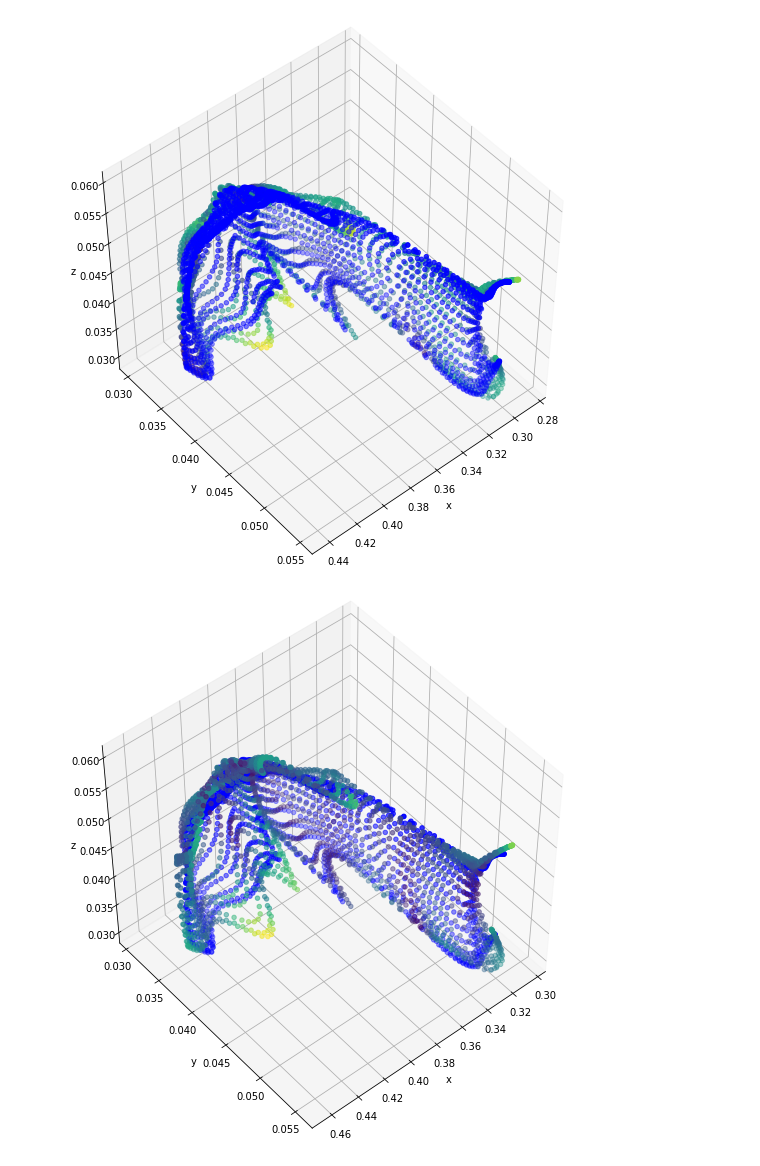
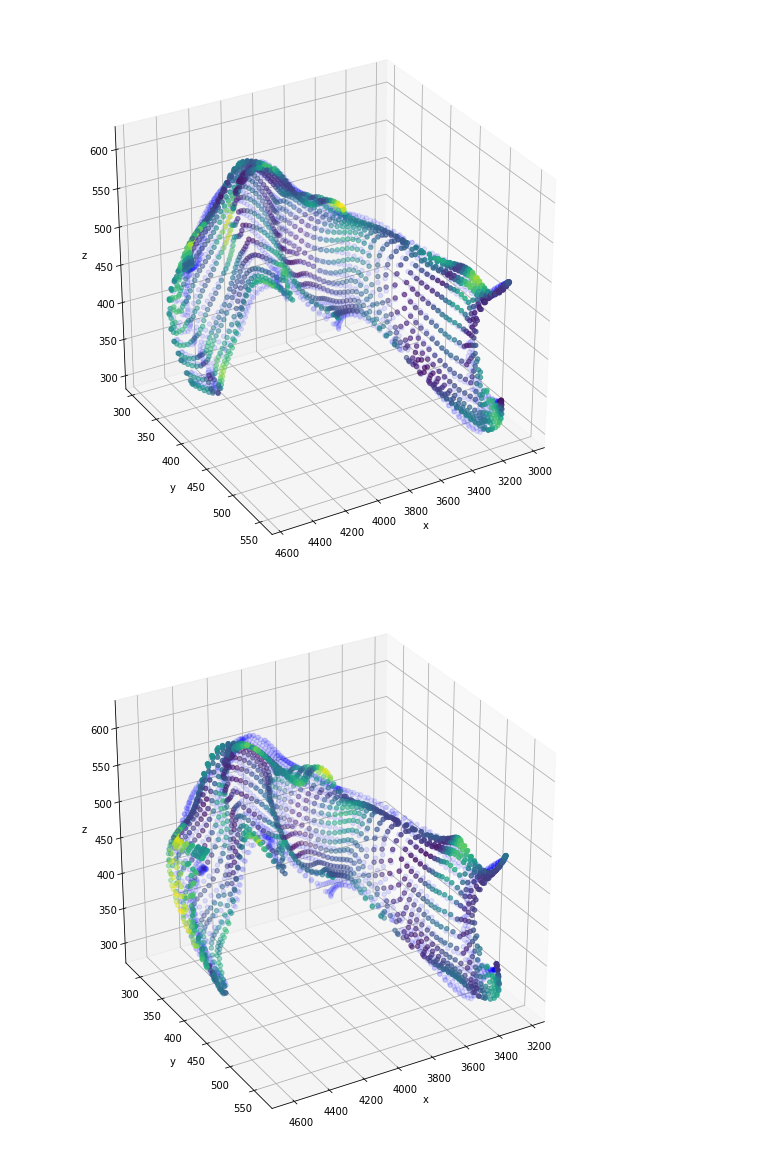
Before and after one commit to abbasloo/dnnAutoEm, a Jupyter notebook: carCrash.ipynb, the cells around one changed output. Saved outputs shown, nothing was run; the diff lists cells and outputs as text; code cells hidden in the pictures.

```diff
--- a/carCrash.ipynb
+++ b/carCrash.ipynb
@@ -45,6 +45,6 @@ f002_S2000001_55.mat
 # %%
 DATA = []
-d = 30
+d = 40
 #hm = 20*st
 hm = len(data)
 dimm = 1714
@@ -214,0 +206,3 @@ print (len(yhat), yhat[0].shape)
+# %%
+# fit model
+model.fit(seq_in, [seq_in,seq_out], epochs=100, verbose=1)
@@ -214,0 +228,5 @@ print (len(yhat), yhat[0].shape)
+# %%
+# demonstrate prediction
+yhat = model.predict(seq_test, verbose=1)
+
+print (len(yhat), yhat[0].shape)
@@ -219,0 +241,20 @@ _,_,_ = plt.hist(np.abs(yhat[1] - seq_test[:, l:, :]).reshape(seq_test.shape[0]*
+# %%
+x_reconstructed3 = yhat[0].reshape(205-dim3, (st)*3, d)
+lxyz = np.array([[lx, 0, 0],
+                 [0, ly, 0],
+                 [0, 0, lz]])
+for i in range(0, st, 5):
+    xyz3 = np.dot(np.dot(lxyz, DATA[dim3*st+i]), np.linalg.pinv(ds))
+    xyz_reconstructed3 = np.dot(np.dot(lxyz, x_reconstructed3[0, i*3:(i+1)*3]), np.linalg.pinv(ds))
+    cl = np.linalg.norm(np.abs(xyz3 - xyz_reconstructed3), axis=0)
+    cl = (cl-np.amin(cl))/(np.amax(cl)-np.amin(cl))
+    fig = plt.figure(figsize=(10, 10))
+    c = ['b', 'r']
+    m = ['o', 'o']
+    ax = fig.add_subplot(111, projection='3d')
+    ax.scatter(xyz_reconstructed3[0], xyz_reconstructed3[1], xyz_reconstructed3[2], c=cl, marker=m[1])
+    ax.scatter(xyz3[0], xyz3[1], xyz3[2], c=c[0], marker=m[0], alpha=0.1)
+    ax.view_init(30, 60)
+    ax.set_xlabel('x')
+    ax.set_ylabel('y')
+    ax.set_zlabel('z')
@@ -220,20 +266,20 @@ _,_,_ = plt.hist(np.abs(yhat[1] - seq_test[:, l:, :]).reshape(seq_test.shape[0]*
 # %%
-x_reconstructed3 = yhat[0].reshape(1, (st)*3, d)
-for i in range(0, st, 2):
-    xyz3 = np.dot(DATA[dim3*st+i], np.linalg.pinv(ds))
-    xyz_reconstructed3 = np.dot(x_reconstructed3[0, i*3:(i+1)*3], np.linalg.pinv(ds))
+x_reconstructed3 = yhat[1].reshape(205-dim3, (st-l)*3, d)
+for i in range(l, st, 5):
+    xyz3 = np.dot(np.dot(lxyz, DATA[dim3*st+i]), np.linalg.pinv(ds))
+    xyz_reconstructed3 = np.dot(np.dot(lxyz, x_reconstructed3[0, (i-l)*3:(i-l+1)*3]), np.linalg.pinv(ds))
     cl = np.linalg.norm(np.abs(xyz3 - xyz_reconstructed3), axis=0)
     cl = (cl-np.amin(cl))/(np.amax(cl)-np.amin(cl))
     fig = plt.figure(figsize=(10, 10))
     c = ['b', 'r']
     m = ['o', 'o']
     ax = fig.add_subplot(111, projection='3d')
     ax.scatter(xyz_reconstructed3[0], xyz_reconstructed3[1], xyz_reconstructed3[2], c=cl, marker=m[1])
-    ax.scatter(xyz3[0], xyz3[1], xyz3[2], c=c[0], marker=m[0])
-    ax.view_init(50, 50)
+    ax.scatter(xyz3[0], xyz3[1], xyz3[2], c=c[0], marker=m[0], alpha=0.1)
+    ax.view_init(30, 60)
     ax.set_xlabel('x')
     ax.set_ylabel('y')
     ax.set_zlabel('z')
 # %% [output]
-[figure, old version]
+[figure, new version]
-[figure, old version]
+[figure, new version]
```
Also changed, not shown: parts of 13 cells of this notebook.
